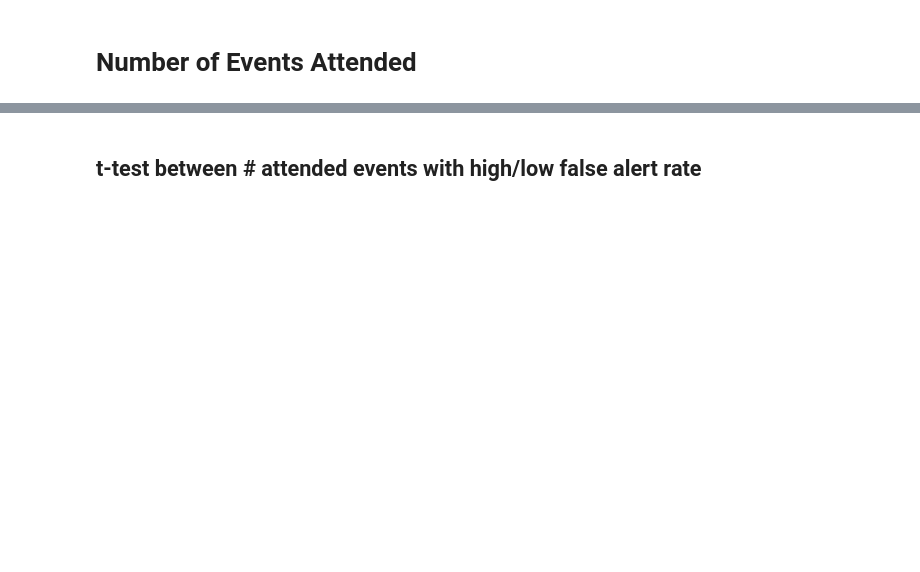
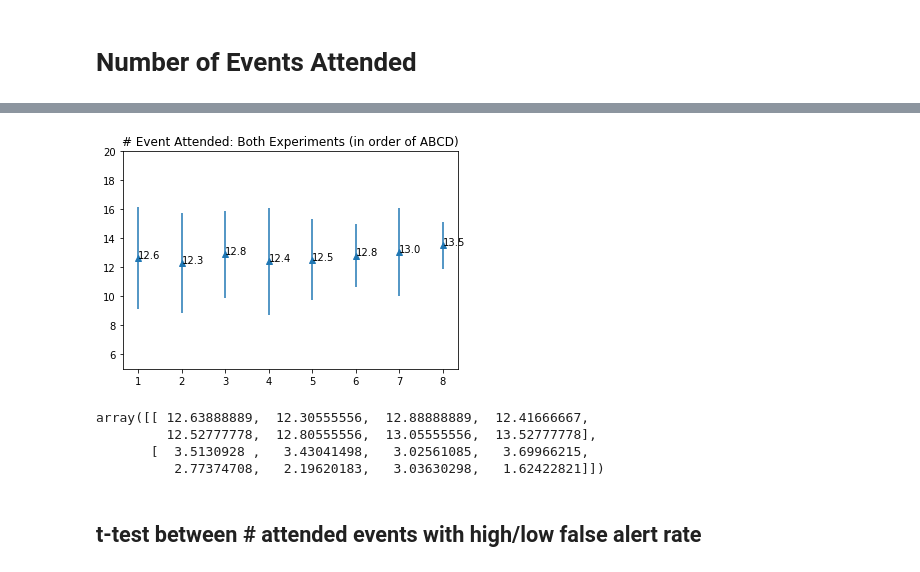
Before and after one commit to Kai-Monash/code, a Jupyter notebook: static_tests.ipynb, the cells around one changed output, grey strips where cells are left out. Saved outputs shown, nothing was run; the diff lists cells and outputs as text; code cells hidden in the pictures; blank space fills up the shorter version.

```diff
--- a/static_tests.ipynb
+++ b/static_tests.ipynb
@@ -352,20 +450,26 @@ np.vstack((exp2_attend.mean(axis=0),exp2_attend.std(axis=0)))
 # %%
 # overall mean & std
-x = np.arange(8)
+x = np.arange(8)+1
 y = np.array(exp_attend.mean(axis=0))
 e = np.array(exp_attend.std(axis=0))
 
 plt.errorbar(x, y, e, linestyle='None', marker='^')
 axes = plt.gca()
 axes.set_ylim([5,20])
 
 for xy in zip(x, y):
     axes.annotate('%.4s' % xy[1], xy=xy, textcoords='data')
 plt.title("# Event Attended: Both Experiments (in order of ABCD)")
 plt.show()
 
 # overall mean & std
 np.vstack((exp_attend.mean(axis=0),exp_attend.std(axis=0)))
+# %% [output]
+[figure, added]
+array([[ 12.63888889,  12.30555556,  12.88888889,  12.41666667,
+         12.52777778,  12.80555556,  13.05555556,  13.52777778],
+       [  3.5130928 ,   3.43041498,   3.02561085,   3.69966215,
+          2.77374708,   2.19620183,   3.03630298,   1.62422821]])
 # %% [markdown]
 ## t-test between # attended events with high/low false alert rate
 # %%
```
Also changed, not shown: parts of 45 cells of this notebook.
